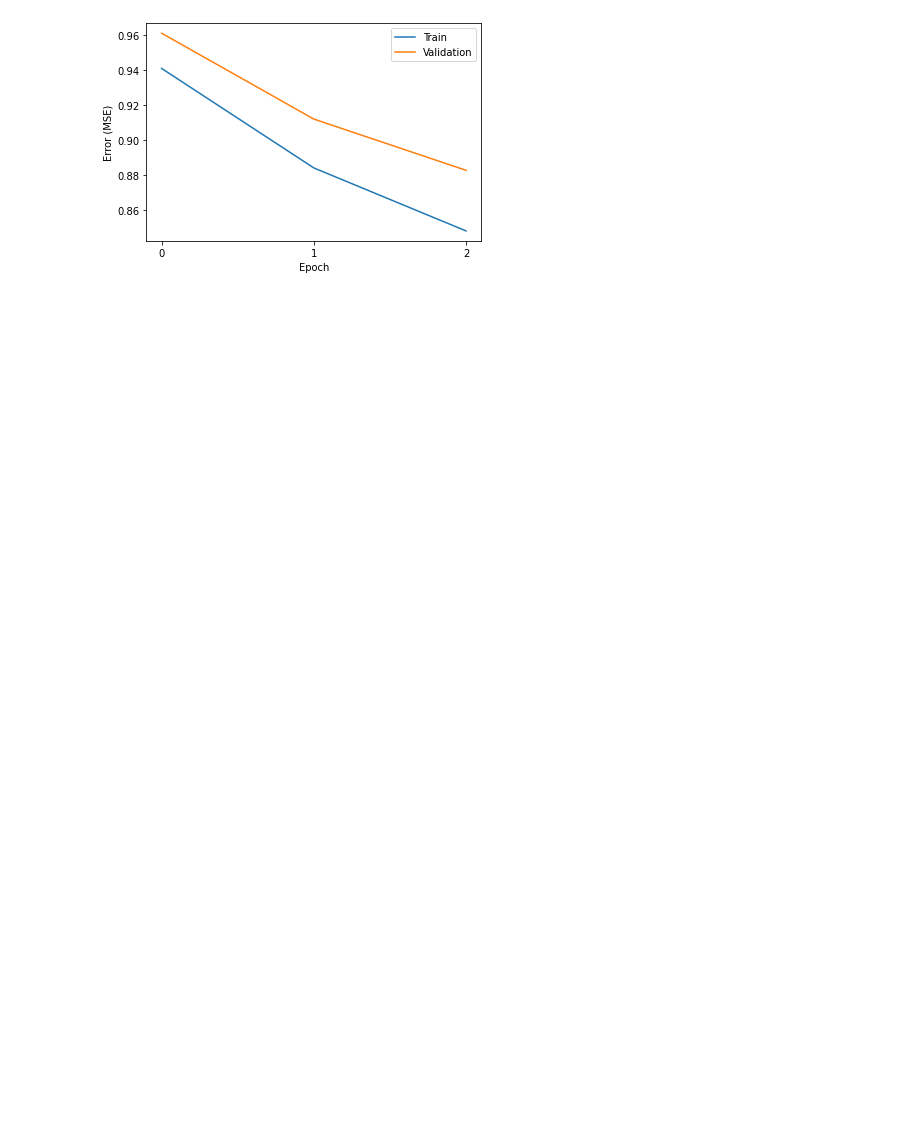
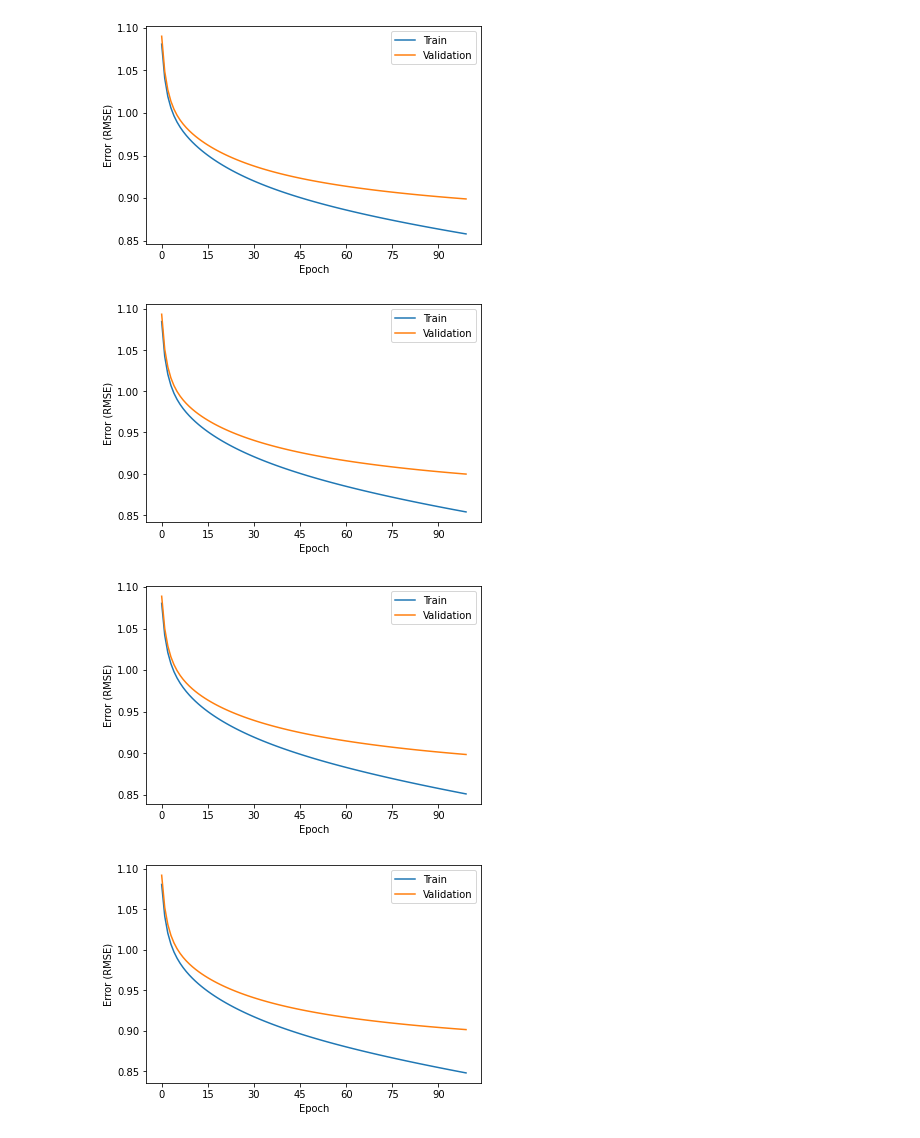
Before and after one commit to EmilGauti/NCML-FinalProject-MovieRecommender, a Jupyter notebook: factorization_machine.ipynb, the cells around one changed output. Saved outputs shown, nothing was run; the diff lists cells and outputs as text; code cells hidden in the pictures; blank space fills up the shorter version.

```diff
--- a/factorization_machine.ipynb
+++ b/factorization_machine.ipynb
@@ -42,18 +75,39 @@ Train FM MSE: 0.8480 Validation FM MSE: 0.8826
 # %%
 import matplotlib.pyplot as plt
 from matplotlib.ticker import MaxNLocator
-fig_filename="train_val_error_NF"+str(num_factor)+"_LR"+str(learning_rate)+"_E"+str(nr_epochs)
-ax = plt.figure().gca()
-ax.xaxis.set_major_locator(MaxNLocator(integer=True))
-plt.plot(train_error,label="Train")
-plt.plot(val_error,label="Validation")
-plt.xlabel("Epoch")
-plt.ylabel("Error (MSE)")
-plt.legend()
-if "genres" in X_filename:
-    plt.savefig(fig_filename+"_with_genres.pdf")
-else:
-    plt.savefig(fig_filename+".pdf")
-plt.show()
+def save_fig(train_error,val_error,X_filename,num_factor,learning_rate,nr_epochs):
+    fig_filename="train_val_error_NF"+str(num_factor)+"_LR"+str(learning_rate)+"_E"+str(nr_epochs)
+    ax = plt.figure().gca()
+    ax.xaxis.set_major_locator(MaxNLocator(integer=True))
+    plt.plot(train_error,label="Train")
+    plt.plot(val_error,label="Validation")
+    plt.xlabel("Epoch")
+    plt.ylabel("Error (RMSE)")
+    #plt.ylim(0.5,1.1)
+    plt.legend()
+    if "genres" in X_filename:
+        plt.savefig(fig_filename+"_with_genres.pdf")
+    else:
+        plt.savefig(fig_filename+".pdf")
+#plt.show()
-# %% [output]
-[figure, removed]
+# %%
+#Used to change from MSE->RMSE manually, useless now
+"""
+error_dict
+#for key in error_dict.keys():
+#    print(key)
+fig_filename = "train_val_error_NF"+str(num_factor)+"_LR"+str(learning_rate)+"_E"+str(nr_epochs)
+learning_rate=learning_rate_arr[0]
+for i in range(10):
+    trainkey=str(learning_rate)+str(num_factor_arr[i])+"train"
+    valkey=str(learning_rate)+str(num_factor_arr[i])+"val"
+    fig_filename = "train_val_error_NF"+str(num_factor_arr[i])+"_LR"+str(learning_rate)+"_E"+str(nr_epochs)
+    train_error = np.sqrt(error_dict[trainkey])
+    val_error = np.sqrt(error_dict[valkey])
+    save_fig(train_error,val_error,X_filename,num_factor_arr[i],learning_rate,100)
+"""
+# %% [output]
+[figure, added]
+[figure, added]
+[figure, added]
+[figure, added]
```
Also changed, not shown: parts of 2 cells of this notebook, 43 other files.
